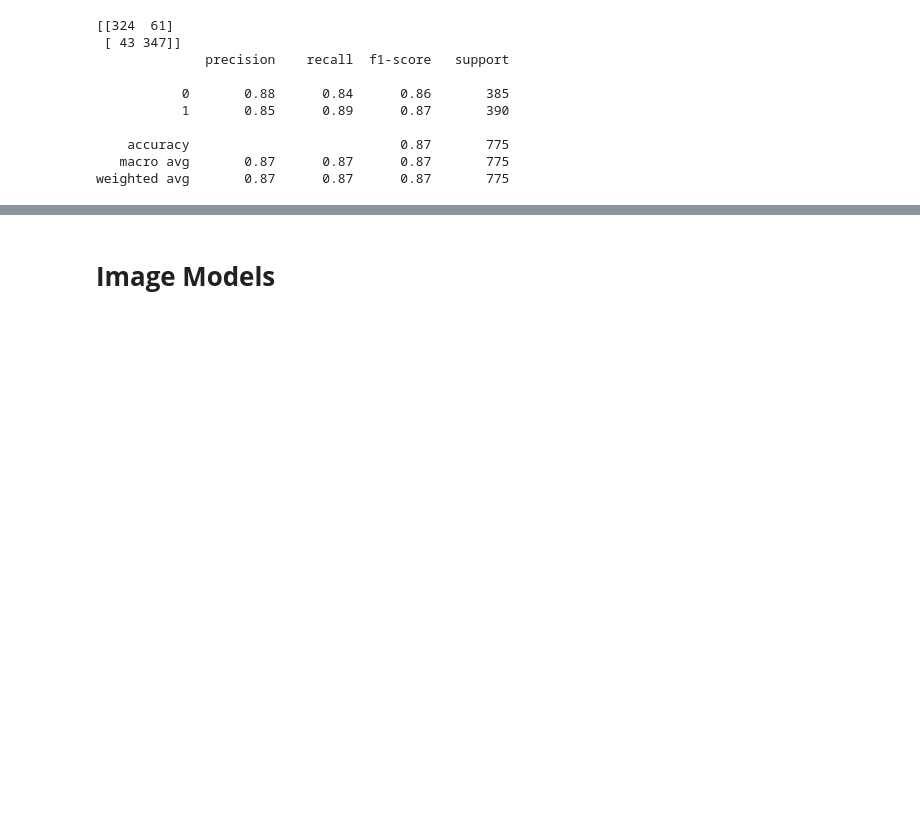
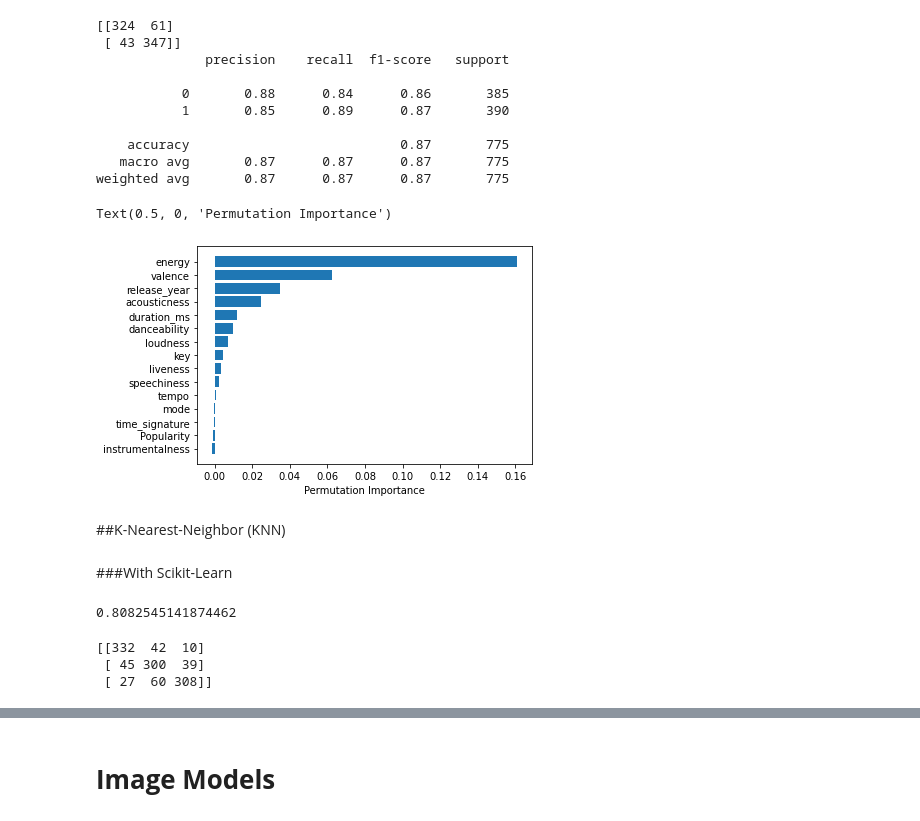
Before and after one commit to moritzfaller/Software-Entwicklung-und-Datenanalyse-in-Python, a Jupyter notebook: Classification_Models.ipynb, the cells around one changed output, grey strips where cells are left out. Saved outputs shown, nothing was run; the diff lists cells and outputs as text; code cells hidden in the pictures; blank space fills up the shorter version.

```diff
--- a/Classification_Models.ipynb
+++ b/Classification_Models.ipynb
@@ -359,3 +408,26 @@ print(classification_report(y_test,grid_predictions))
     accuracy                           0.87       775
    macro avg       0.87      0.87      0.87       775
 weighted avg       0.87      0.87      0.87       775
+# %%
+# feature importance
+
+from sklearn.inspection import permutation_importance
+import numpy as np
+import matplotlib.pyplot as plt
+%matplotlib inline
+
+perm_importance = permutation_importance(grid, X_test, y_test)
+
+feature_names = list(data_features_nonscaled.columns)
+features = np.array(feature_names)
+
+sorted_idx = perm_importance.importances_mean.argsort()
+plt.barh(features[sorted_idx], perm_importance.importances_mean[sorted_idx])
+plt.xlabel("Permutation Importance")
+# %% [output]
+Text(0.5, 0, 'Permutation Importance')
+[figure, added]
+# %% [markdown]
+##K-Nearest-Neighbor (KNN)
+# %% [markdown]
+###With Scikit-Learn
@@ -361,0 +443,16 @@ weighted avg       0.87      0.87      0.87       775
+# %%
+#create KNN object and train the model
+
+knn_classifier = KNeighborsClassifier()
+knn_classifier.fit(X_train, y_train)
+knn_accuracy = knn_classifier.score(X_test, y_test)
+print(knn_accuracy)
+# %% [output]
+0.8082545141874462
+# %%
+y_test_predicted = knn_classifier.predict(X_test)
+print(confusion_matrix(y_test, y_test_predicted))
+# %% [output]
+[[332  42  10]
+ [ 45 300  39]
+ [ 27  60 308]]
```
Also changed, not shown: parts of 105 cells of this notebook.
